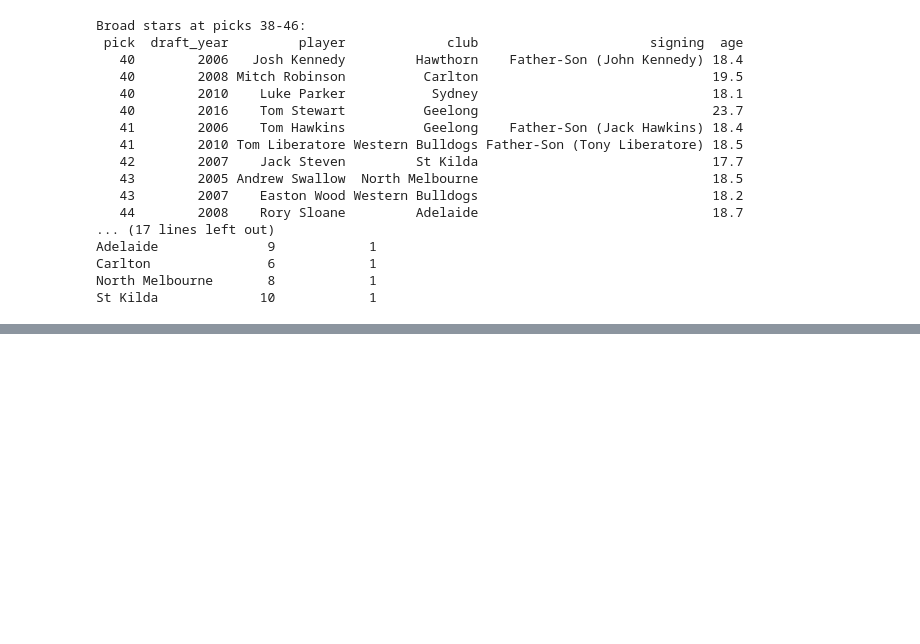
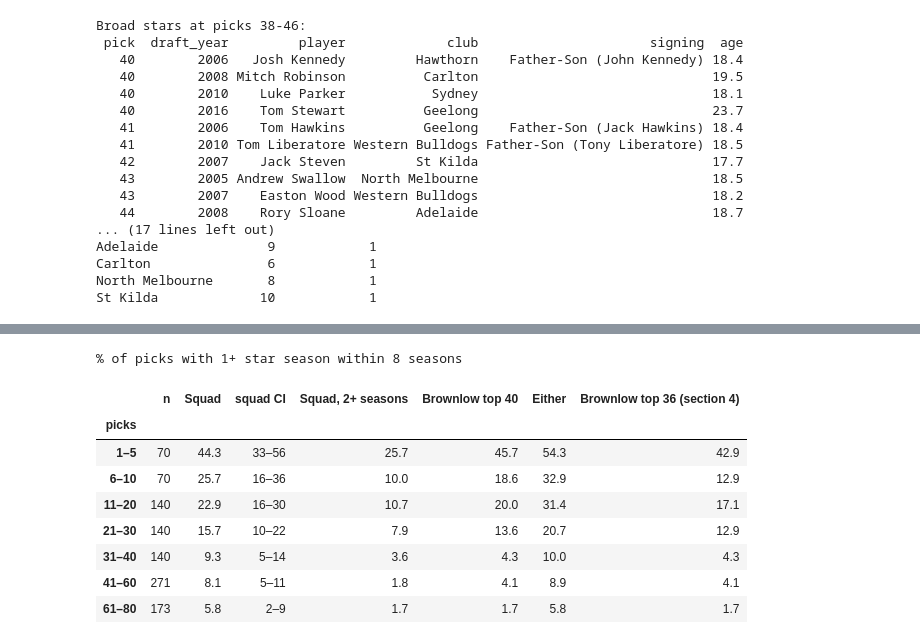
Before and after one commit to pete1729/afl-analytics, a Jupyter notebook: notebooks/06_where_stars_come_from.ipynb, the cells around one changed output, grey strips where cells are left out. Cells and saved outputs as stored; diff of their text form; code cells hidden in the pictures; blank space fills up the shorter version.

```diff
--- a/notebooks/06_where_stars_come_from.ipynb
+++ b/notebooks/06_where_stars_come_from.ipynb
@@ -833,0 +918,24 @@ St Kilda             10            1
+# %%
+rows = []
+for lo, hi in STAR_BANDS:
+    g = picks[picks["pick"].between(lo, hi)]
+    est, low, high = bootstrap(g, lambda d: d["squad_star"].mean() * 100, n=N_BOOT)
+    rows.append({"picks": f"{lo}–{hi}", "n": len(g),
+                 "Squad": round(est, 1), "squad CI": f"{low:.0f}–{high:.0f}",
+                 "Squad, 2+ seasons": round(g["squad_star_2plus"].mean() * 100, 1),
+                 "Brownlow top 40": round(g["b40_star"].mean() * 100, 1),
+                 "Either": round(g["either40_star"].mean() * 100, 1),
+                 "Brownlow top 36 (section 4)": round(g["star"].mean() * 100, 1)})
+print("% of picks with 1+ star season within 8 seasons")
+pd.DataFrame(rows).set_index("picks")
+# %% [output]
+% of picks with 1+ star season within 8 seasons
+|  | n | Squad | squad CI | Squad, 2+ seasons | Brownlow top 40 | Either | Brownlow top 36 (section 4) |
+| picks |  |  |  |  |  |  |  |
+| 1–5 | 70 | 44.3 | 33–56 | 25.7 | 45.7 | 54.3 | 42.9 |
+| 6–10 | 70 | 25.7 | 16–36 | 10.0 | 18.6 | 32.9 | 12.9 |
+| 11–20 | 140 | 22.9 | 16–30 | 10.7 | 20.0 | 31.4 | 17.1 |
+| 21–30 | 140 | 15.7 | 10–22 | 7.9 | 13.6 | 20.7 | 12.9 |
+| 31–40 | 140 | 9.3 | 5–14 | 3.6 | 4.3 | 10.0 | 4.3 |
+| 41–60 | 271 | 8.1 | 5–11 | 1.8 | 4.1 | 8.9 | 4.1 |
+| 61–80 | 173 | 5.8 | 2–9 | 1.7 | 1.7 | 5.8 | 1.7 |
```
Also changed, not shown: parts of 9 cells of this notebook, 1 other file.
